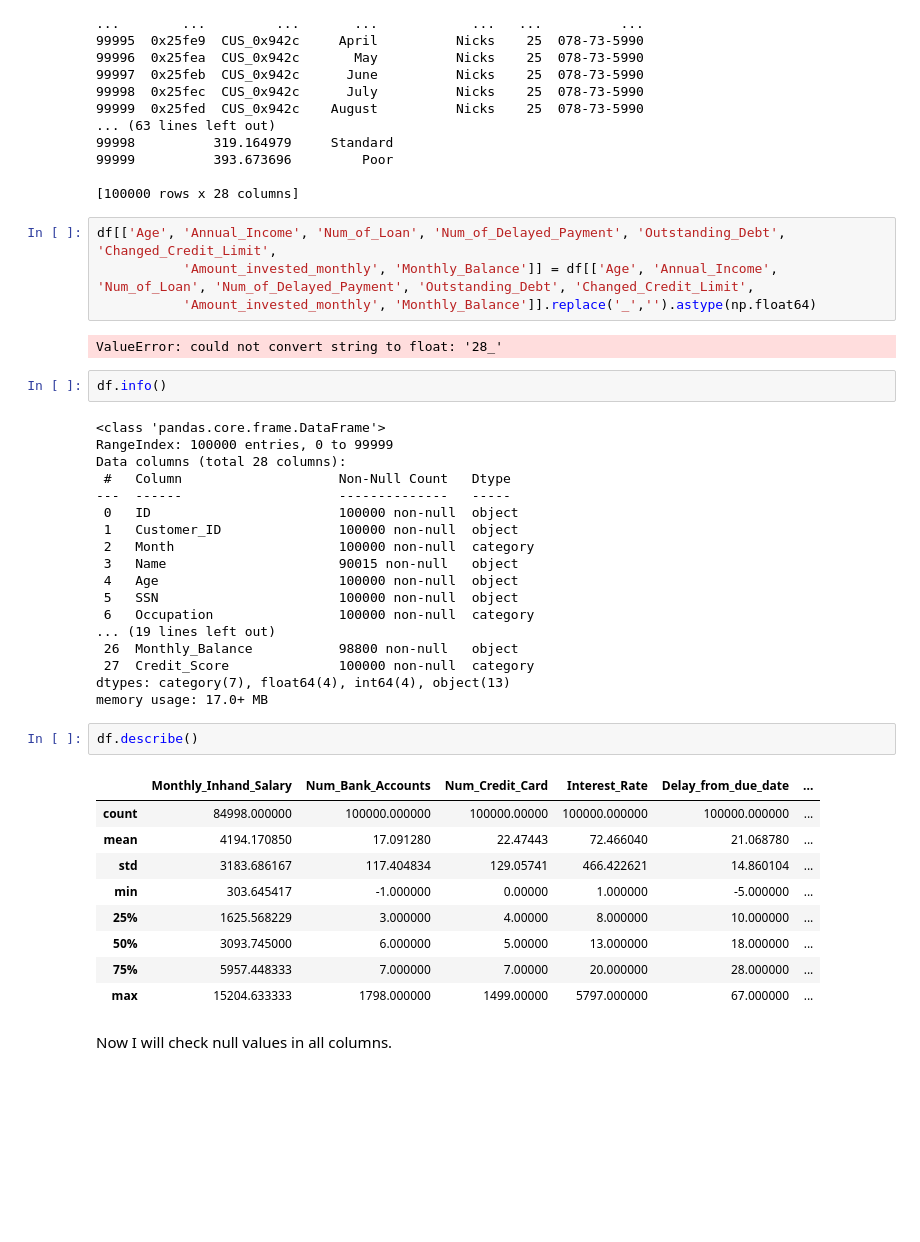
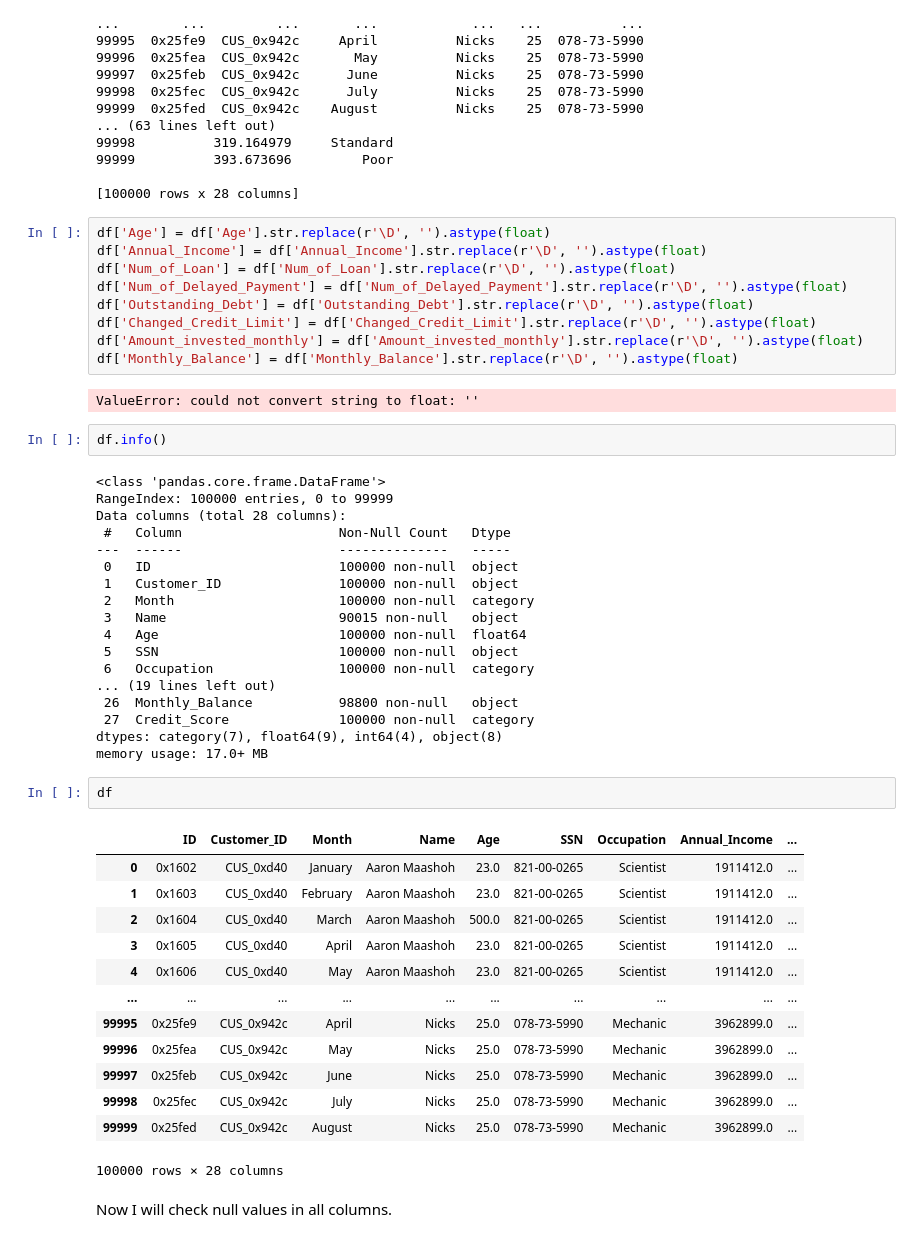
Before and after one commit to OlaJaglinska/Data-Science-Training, a Jupyter notebook: EDA/EDA.ipynb, the cells around one changed output. Saved outputs shown, nothing was run; the diff lists cells and outputs as text; blank space fills up the shorter version.

```diff
--- a/EDA/EDA.ipynb
+++ b/EDA/EDA.ipynb
@@ -81,12 +82,17 @@ print(df)
 99999          393.673696         Poor
 
 [100000 rows x 28 columns]
-# %%
-df[['Age', 'Annual_Income', 'Num_of_Loan', 'Num_of_Delayed_Payment', 'Outstanding_Debt', 'Changed_Credit_Limit',
-           'Amount_invested_monthly', 'Monthly_Balance']] = df[['Age', 'Annual_Income', 'Num_of_Loan', 'Num_of_Delayed_Payment', 'Outstanding_Debt', 'Changed_Credit_Limit',
-           'Amount_invested_monthly', 'Monthly_Balance']].replace('_','').astype(np.float64)
-# %% [output]
-ValueError: could not convert string to float: '28_'
+# %%
+df['Age'] = df['Age'].str.replace(r'\D', '').astype(float)
+df['Annual_Income'] = df['Annual_Income'].str.replace(r'\D', '').astype(float)
+df['Num_of_Loan'] = df['Num_of_Loan'].str.replace(r'\D', '').astype(float)
+df['Num_of_Delayed_Payment'] = df['Num_of_Delayed_Payment'].str.replace(r'\D', '').astype(float)
+df['Outstanding_Debt'] = df['Outstanding_Debt'].str.replace(r'\D', '').astype(float)
+df['Changed_Credit_Limit'] = df['Changed_Credit_Limit'].str.replace(r'\D', '').astype(float)
+df['Amount_invested_monthly'] = df['Amount_invested_monthly'].str.replace(r'\D', '').astype(float)
+df['Monthly_Balance'] = df['Monthly_Balance'].str.replace(r'\D', '').astype(float)
+# %% [output]
+ValueError: could not convert string to float: ''
 # %%
 df.info()
 # %% [output]
@@ -99,26 +105,30 @@ Data columns (total 28 columns):
  1   Customer_ID               100000 non-null  object
  2   Month                     100000 non-null  category
  3   Name                      90015 non-null   object
- 4   Age                       100000 non-null  object
+ 4   Age                       100000 non-null  float64
  5   SSN                       100000 non-null  object
  6   Occupation                100000 non-null  category
 ... (19 lines left out)
  26  Monthly_Balance           98800 non-null   object
  27  Credit_Score              100000 non-null  category
-dtypes: category(7), float64(4), int64(4), object(13)
+dtypes: category(7), float64(9), int64(4), object(8)
 memory usage: 17.0+ MB
 # %%
-df.describe()
+df
 # %% [output]
-|  | Monthly_Inhand_Salary | Num_Bank_Accounts | Num_Credit_Card | Interest_Rate | Delay_from_due_date | ... |
-| count | 84998.000000 | 100000.000000 | 100000.00000 | 100000.000000 | 100000.000000 | ... |
-| mean | 4194.170850 | 17.091280 | 22.47443 | 72.466040 | 21.068780 | ... |
-| std | 3183.686167 | 117.404834 | 129.05741 | 466.422621 | 14.860104 | ... |
-| min | 303.645417 | -1.000000 | 0.00000 | 1.000000 | -5.000000 | ... |
-| 25% | 1625.568229 | 3.000000 | 4.00000 | 8.000000 | 10.000000 | ... |
-| 50% | 3093.745000 | 6.000000 | 5.00000 | 13.000000 | 18.000000 | ... |
-| 75% | 5957.448333 | 7.000000 | 7.00000 | 20.000000 | 28.000000 | ... |
-| max | 15204.633333 | 1798.000000 | 1499.00000 | 5797.000000 | 67.000000 | ... |
+|  | ID | Customer_ID | Month | Name | Age | SSN | Occupation | Annual_Income | ... |
+| 0 | 0x1602 | CUS_0xd40 | January | Aaron Maashoh | 23.0 | 821-00-0265 | Scientist | 1911412.0 | ... |
+| 1 | 0x1603 | CUS_0xd40 | February | Aaron Maashoh | 23.0 | 821-00-0265 | Scientist | 1911412.0 | ... |
+| 2 | 0x1604 | CUS_0xd40 | March | Aaron Maashoh | 500.0 | 821-00-0265 | Scientist | 1911412.0 | ... |
+| 3 | 0x1605 | CUS_0xd40 | April | Aaron Maashoh | 23.0 | 821-00-0265 | Scientist | 1911412.0 | ... |
+| 4 | 0x1606 | CUS_0xd40 | May | Aaron Maashoh | 23.0 | 821-00-0265 | Scientist | 1911412.0 | ... |
+| ... | ... | ... | ... | ... | ... | ... | ... | ... | ... |
+| 99995 | 0x25fe9 | CUS_0x942c | April | Nicks | 25.0 | 078-73-5990 | Mechanic | 3962899.0 | ... |
+| 99996 | 0x25fea | CUS_0x942c | May | Nicks | 25.0 | 078-73-5990 | Mechanic | 3962899.0 | ... |
+| 99997 | 0x25feb | CUS_0x942c | June | Nicks | 25.0 | 078-73-5990 | Mechanic | 3962899.0 | ... |
+| 99998 | 0x25fec | CUS_0x942c | July | Nicks | 25.0 | 078-73-5990 | Mechanic | 3962899.0 | ... |
+| 99999 | 0x25fed | CUS_0x942c | August | Nicks | 25.0 | 078-73-5990 | Mechanic | 3962899.0 | ... |
+100000 rows × 28 columns
 # %% [markdown]
 Now I will check null values in all columns.
 # %%
```
Also changed, not shown: parts of 5 cells of this notebook.
